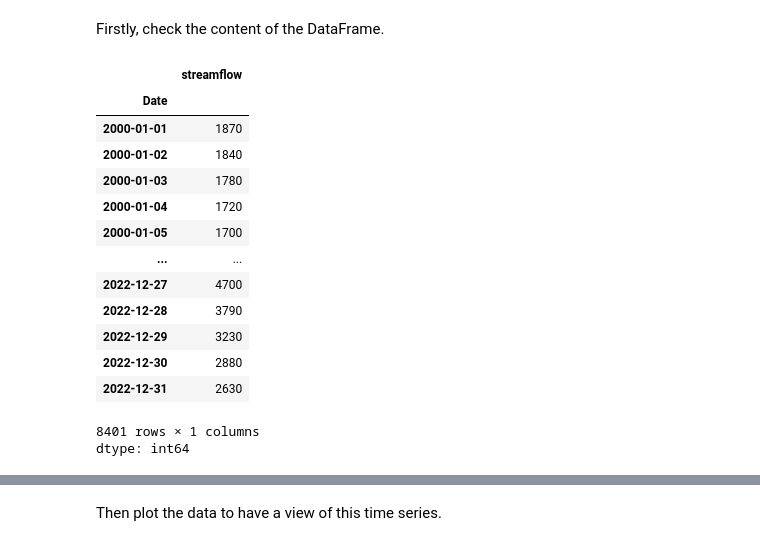
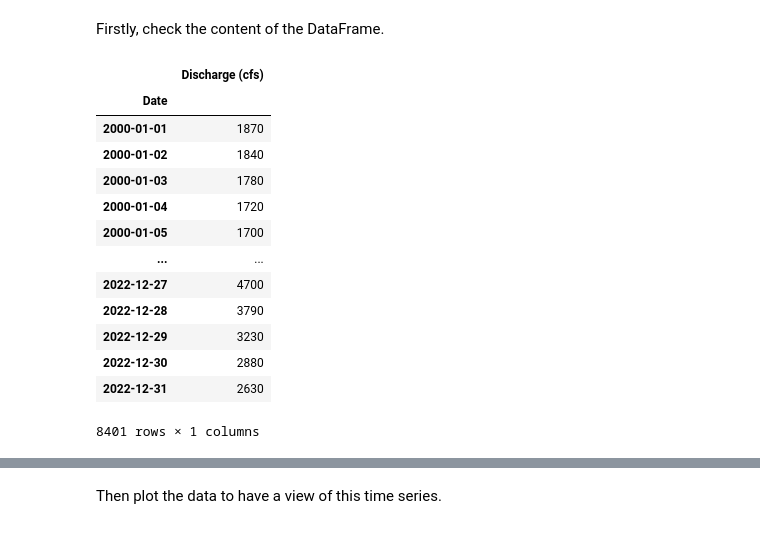
Before and after one commit to BYU-Hydroinformatics/baseflow-notebooks, a Jupyter notebook: baseflow_single_station.ipynb, the cells around one changed output, grey strips where cells are left out. Drawn from its saved outputs; the diff is of its cells as text; code cells hidden in the pictures.

```diff
--- a/baseflow_single_station.ipynb
+++ b/baseflow_single_station.ipynb
@@ -213,9 +217,9 @@ In this example, we use the data from the USGS API as input. You can also upload
 # %% [markdown]
 Firstly, check the content of the DataFrame.
 # %%
-df['streamflow']
+df
 # %% [output]
-|  | streamflow |
+|  | Discharge (cfs) |
 | Date |  |
 | 2000-01-01 | 1870 |
 | 2000-01-02 | 1840 |
@@ -229,4 +233,3 @@ df['streamflow']
 | 2022-12-30 | 2880 |
 | 2022-12-31 | 2630 |
 8401 rows × 1 columns
-dtype: int64
```
Also changed, not shown: parts of 9 cells of this notebook.
